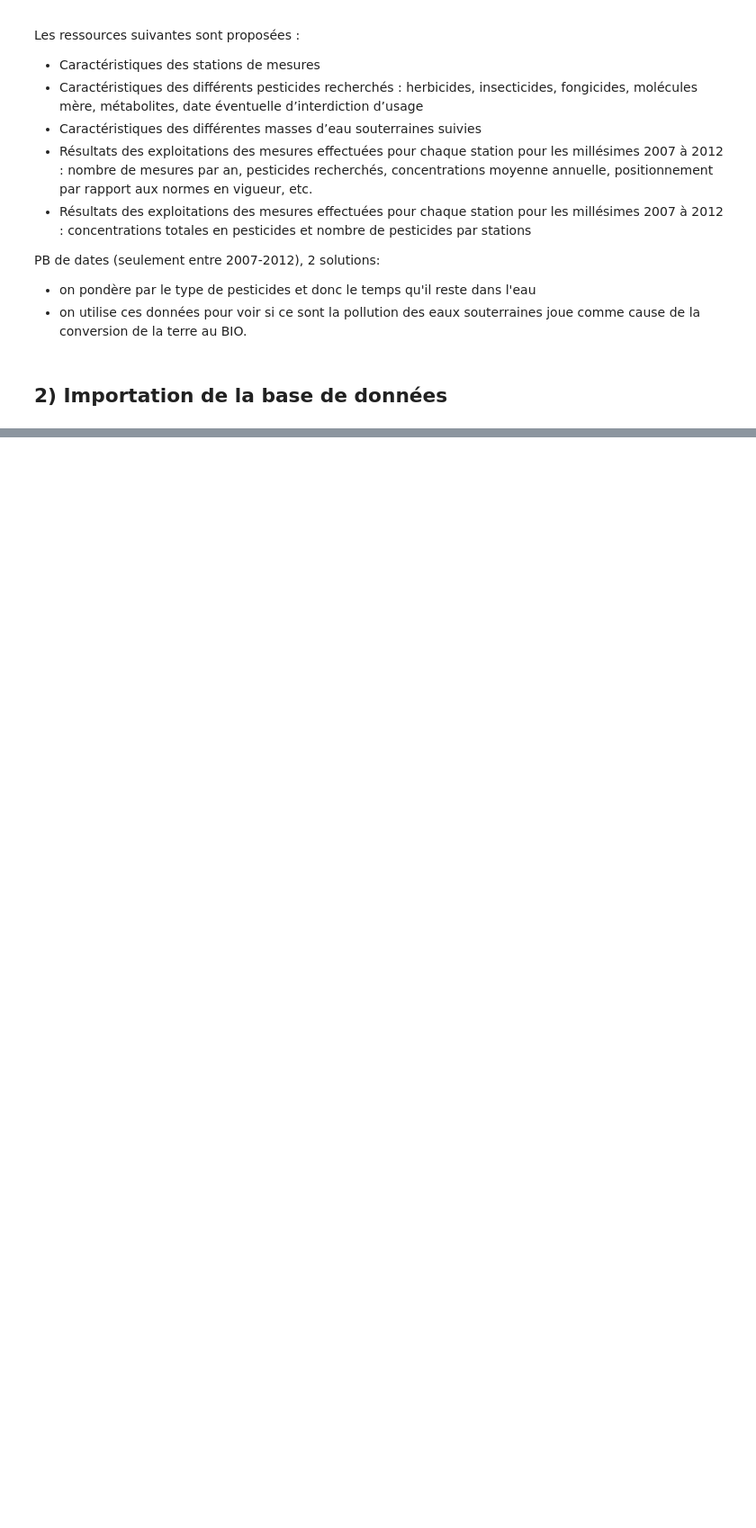
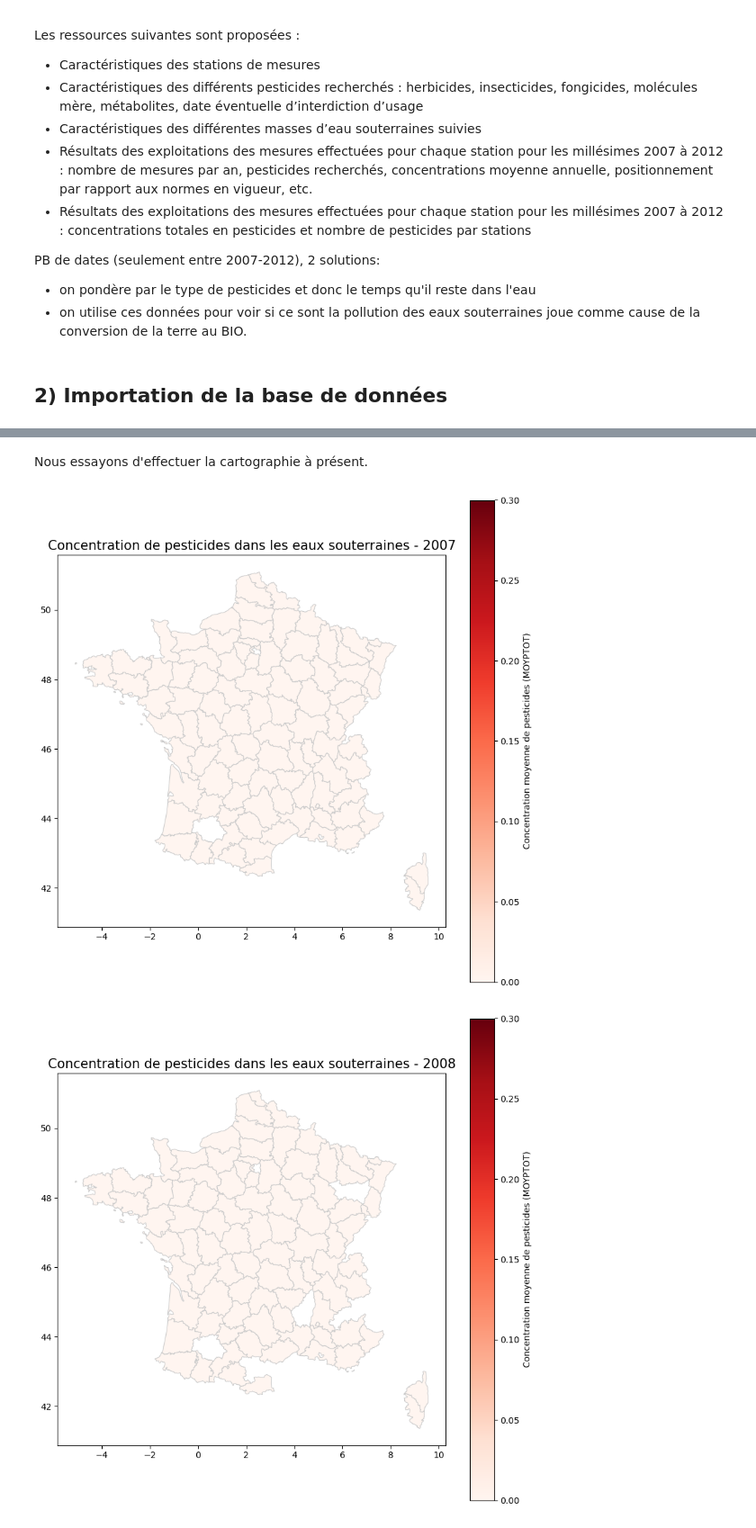
Before and after one commit to ElisefontaineEnsae/AgricultureBio_France, a Jupyter notebook: Cartographie Eaux souterraines/Carto.ipynb, the cells around one changed output, grey strips where cells are left out. Shown at 90% size. Drawn from its saved outputs; the diff is of its cells as text; code cells hidden in the pictures; blank space fills up the shorter version.

Commit message:
Importations des BDD et 1ère Cartographie

```diff
--- a/Cartographie Eaux souterraines/Carto.ipynb
+++ b/Cartographie Eaux souterraines/Carto.ipynb
@@ -32,0 +28,17 @@ data_stations = pd.read_csv(url)
+# %%
+import pandas as pd
+import requests
+
+url_1 = "https://static.data.gouv.fr/resources/pesticides-dans-les-eaux-souterraines/20170622-223422/stations.csv"
+
+# Télécharger le contenu du fichier
+response = requests.get(url_1)
+response.encoding = 'ISO-8859-1'  # Assurez-vous d'utiliser le bon encodage
+
+# Lire les premières lignes
+lines = response.text.splitlines()
+for i, line in enumerate(lines[:10]):  # Affiche les 10 premières lignes
+    print(f"Ligne {i+1}: {line}")
+
+# les séparateurs sont des ;
+# Les erreurs sont traitées, je peux avancer et associer les url à des df
@@ -32,0 +89,56 @@ data_stations = pd.read_csv(url)
+# %% [markdown]
+Nous essayons d'effectuer la cartographie à présent.
+# %%
+import pandas as pd
+import geopandas as gpd
+import matplotlib.pyplot as plt
+
+# Charger la carte des départements
+geo_url = "https://raw.githubusercontent.com/gregoiredavid/france-geojson/master/departements-version-simplifiee.geojson"
+gdf_france = gpd.read_file(geo_url)
+
+# Ajouter une clé de correspondance : CD_STATION -> Département
+df_stations["departement"] = df_stations["NUM_DEP"]  # Associe le département à la station
+
+# Liste des bases de données annuelles
+data_urls = [
+    (2007, df_concentration_totale_2007),
+    (2008, df_concentration_totale_2008),
+    (2009, df_concentration_totale_2009),
+    (2010, df_concentration_totale_2010),
+    (2011, df_concentration_totale_2011),
+]
+
+# Préparer les données pour chaque année
+concentration_per_year = {}
+for year, df in data_urls:
+    # Associer les stations aux départements
+    df = df.merge(df_stations[["CD_STATION", "departement"]], on="CD_STATION", how="left")
+
+    # Conversion en valeur numérique des éléments de la colonne MOYPTOT (ce sont des string)
+    df["MOYPTOT"] = pd.to_numeric(df["MOYPTOT"], errors="coerce")
+
+    # On supprime les lignes avec les données manquantes
+    df = df.dropna(subset=["MOYPTOT"])
+
+    # Calculer la concentration moyenne par département
+    df_by_dept = df.groupby("departement").agg({"MOYPTOT": "mean"}).reset_index()
+    df_by_dept.rename(columns={"MOYPTOT": "concentration"}, inplace=True)
+
+    # Stocker les données pour la cartographie
+    concentration_per_year[year] = df_by_dept
+
+# Code pour tracer la carte
+
+for year, df_by_dept in concentration_per_year.items():
+    # Fusionner les données avec la carte
+    gdf_year = gdf_france.merge(df_by_dept, left_on="code", right_on="departement", how="left")
+
+    # Tracer la carte
+    fig, ax = plt.subplots(1, 1, figsize=(10, 10))
+    gdf_year.plot(column="concentration", cmap="Reds", linewidth=0.8, ax=ax, edgecolor="0.8", legend=True)
+    ax.set_title(f"Concentration de pesticides dans les eaux souterraines - {year}", fontsize=15)
+    plt.show()
+# %% [output]
+[figure, added]
+[figure, added]
```
Also changed, not shown: parts of 6 cells of this notebook, 1 other file.
